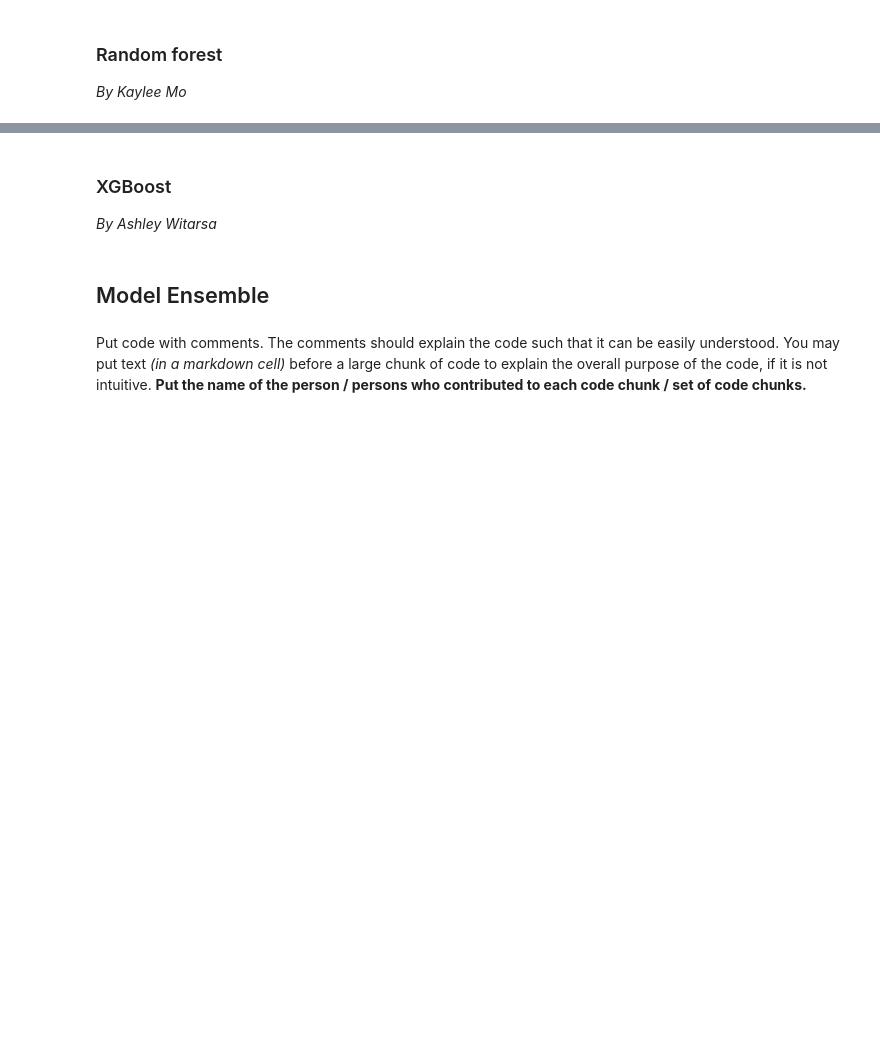
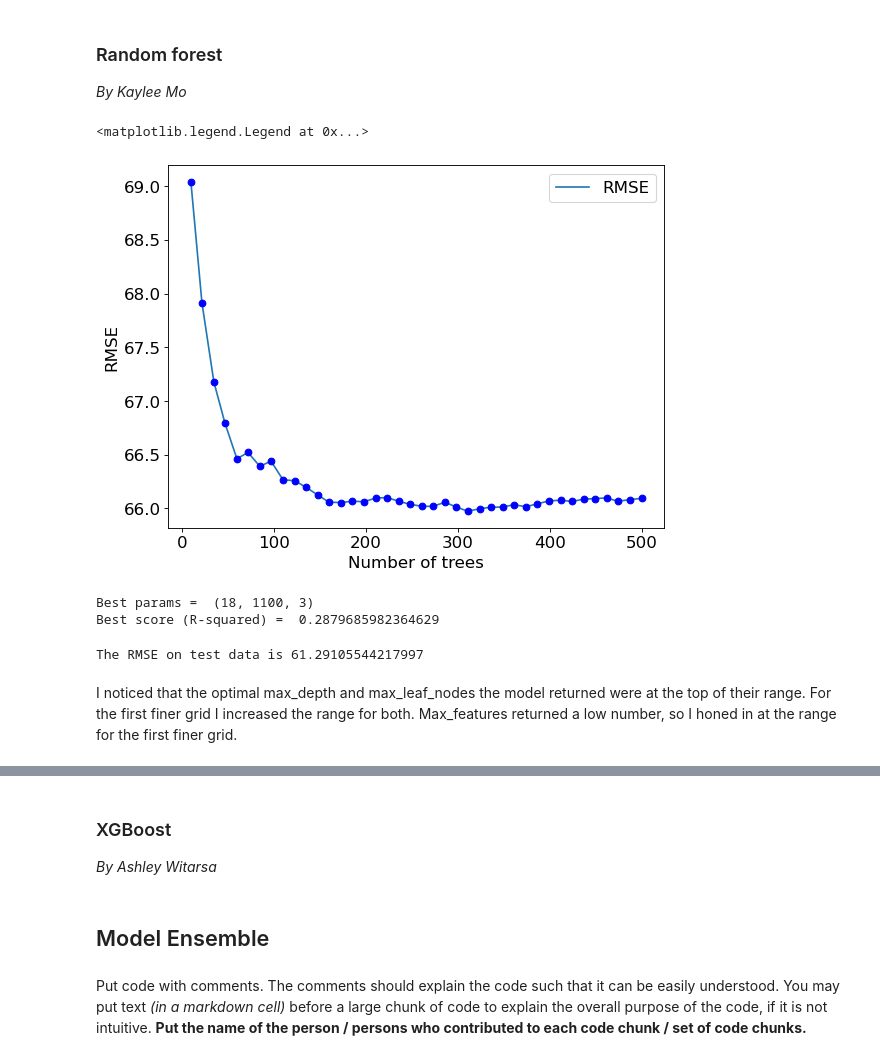
Before and after one commit to awitarsa/stat303-3, a Jupyter notebook: Project Code Template.ipynb, the cells around one changed output, grey strips where cells are left out. Drawn from its saved outputs; the diff is of its cells as text; code cells hidden in the pictures; blank space fills up the shorter version.

Commit message:
random forest edit

```diff
--- a/Project Code Template.ipynb
+++ b/Project Code Template.ipynb
@@ -557,3 +579,74 @@ print(RMSE)
 # %% [markdown]
 ### Random forest
 *By Kaylee Mo*
+# %%
+# Visualize number of trees against RMSE to find optimal number of trees
+
+rmse = {}
+
+for i in np.linspace(10, 500, 40,dtype=int):
+    model = RandomForestRegressor(n_estimators=i, random_state=1,
+                        n_jobs=-1, oob_score=True).fit(X, y)
+    pred = model.predict(X_test)
+    rmse[i] = np.sqrt(mean_squared_error(y_test, pred))
+
+plt.rcParams.update({'font.size': 15})
+plt.figure(figsize=(8, 6), dpi=80)
+plt.plot(rmse.keys(),rmse.values(),label = 'RMSE')
+plt.plot(rmse.keys(),rmse.values(),'o', color = 'blue')
+plt.xlabel('Number of trees')
+plt.ylabel('RMSE')
+plt.legend()
+# %% [output]
+<matplotlib.legend.Legend at 0x...>
+[figure, added]
+# %%
+# Course Grid 1
+
+n_samples = train_final.shape[0]
+n_features = train_final.shape[1]
+
+params = {'max_depth': [12,15,18],
+          'max_leaf_nodes':[1100,1200,1300],
+          'max_features': list(range(1,20))}
+
+param_list=list(it.product(*(params[Name] for Name in params)))
+
+oob_score = [0]*len(param_list)
+
+i=0
+for pr in param_list:
+    model = RandomForestRegressor(random_state = 1, oob_score = True,
+                                  verbose = False, n_estimators = 450,
+                                  max_depth = pr[0],
+                                  max_leaf_nodes = pr[1],
+                                  max_features = pr[2],
+                                  n_jobs = -1).fit(X, y)
+    oob_score[i] = model.oob_score_
+    i=i+1
+
+
+print("Best params = ", param_list[np.argmax(oob_score)])
+print("Best score (R-squared) = ", np.max(oob_score))
+# %% [output]
+Best params =  (18, 1100, 3)
+Best score (R-squared) =  0.2879685982364629
+# %%
+# Course Grid Model with optimal parameters
+
+model_rf = RandomForestRegressor(random_state = 1,
+                                n_estimators = 450,
+                                max_depth = 18,
+                                max_leaf_nodes = 1100,
+                                max_features = 3,
+                                n_jobs = -1)
+
+model_rf.fit(X, y)
+
+pred_rf = model_rf.predict(X_test)
+
+print("The RMSE on test data is", np.sqrt(mean_squared_error(y_test, pred_rf)))
+# %% [output]
+The RMSE on test data is 61.29105544217997
+# %% [markdown]
+I noticed that the optimal max_depth and max_leaf_nodes the model returned were at the top of their range. For the first finer grid I increased the range for both. Max_features returned a low number, so I honed in at the range for the first finer grid.
```
Also changed, not shown: parts of 19 cells of this notebook, 1 other file.
